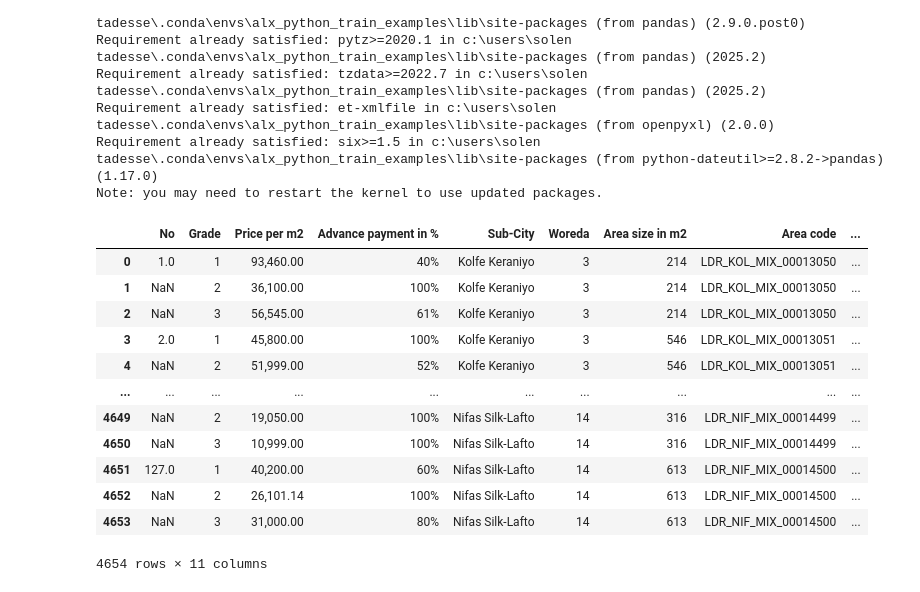
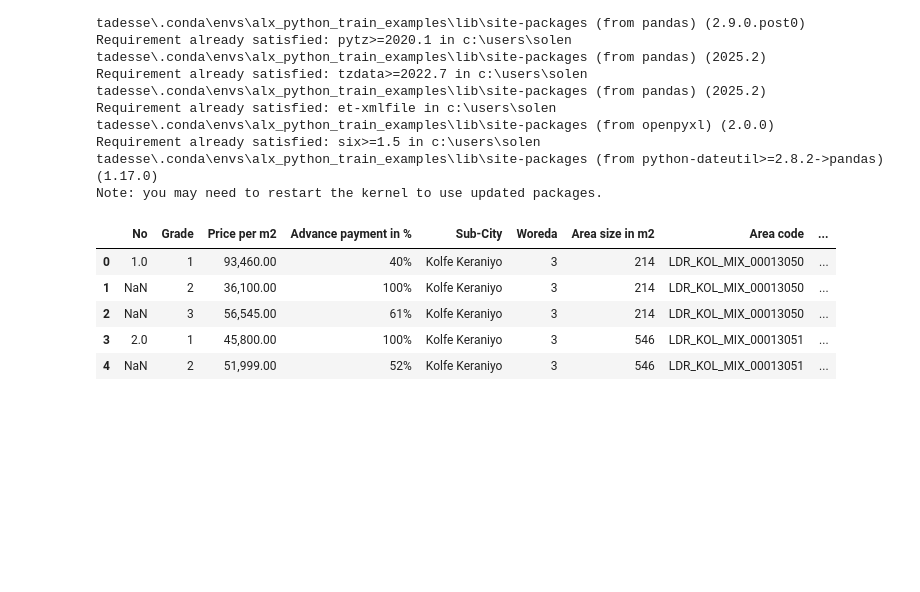
Before and after one commit to Solhemi/Land_auction_price_prediction_model_in_Addis, a Jupyter notebook: land_auction_price_prediction_model.ipynb, the cells around one changed output. Drawn from its saved outputs; the diff is of its cells as text; code cells hidden in the pictures; blank space fills up the shorter version.

Commit message:
EDA and Data Cleaning for Land Auction Price Prediction in Addis Ababa

```diff
--- a/land_auction_price_prediction_model.ipynb
+++ b/land_auction_price_prediction_model.ipynb
@@ -18,18 +21,12 @@ Requirement already satisfied: six>=1.5 in c:\users\solen tadesse\.conda\envs\al
 Note: you may need to restart the kernel to use updated packages.
 # %%
 # Load data Set
-pd.read_csv('C:\\Users\Solen Tadesse\ALX_ML\PORTFOLIO\Compiled_csv_file\compiled.csv')
+auction_df = pd.read_csv(r'C:\Users\Solen Tadesse\ALX_ML\PORTFOLIO\Compiled_csv_file\compiled.csv')
+auction_df.head()
 # %% [output]
 |  | No | Grade | Price per m2 | Advance payment in % | Sub-City | Woreda | Area size in m2 | Area code | ... |
 | 0 | 1.0 | 1 | 93,460.00 | 40% | Kolfe Keraniyo | 3 | 214 | LDR_KOL_MIX_00013050 | ... |
 | 1 | NaN | 2 | 36,100.00 | 100% | Kolfe Keraniyo | 3 | 214 | LDR_KOL_MIX_00013050 | ... |
 | 2 | NaN | 3 | 56,545.00 | 61% | Kolfe Keraniyo | 3 | 214 | LDR_KOL_MIX_00013050 | ... |
 | 3 | 2.0 | 1 | 45,800.00 | 100% | Kolfe Keraniyo | 3 | 546 | LDR_KOL_MIX_00013051 | ... |
 | 4 | NaN | 2 | 51,999.00 | 52% | Kolfe Keraniyo | 3 | 546 | LDR_KOL_MIX_00013051 | ... |
-| ... | ... | ... | ... | ... | ... | ... | ... | ... | ... |
-| 4649 | NaN | 2 | 19,050.00 | 100% | Nifas Silk-Lafto | 14 | 316 | LDR_NIF_MIX_00014499 | ... |
-| 4650 | NaN | 3 | 10,999.00 | 100% | Nifas Silk-Lafto | 14 | 316 | LDR_NIF_MIX_00014499 | ... |
-| 4651 | 127.0 | 1 | 40,200.00 | 60% | Nifas Silk-Lafto | 14 | 613 | LDR_NIF_MIX_00014500 | ... |
-| 4652 | NaN | 2 | 26,101.14 | 100% | Nifas Silk-Lafto | 14 | 613 | LDR_NIF_MIX_00014500 | ... |
-| 4653 | NaN | 3 | 31,000.00 | 80% | Nifas Silk-Lafto | 14 | 613 | LDR_NIF_MIX_00014500 | ... |
-4654 rows × 11 columns
```
Also changed, not shown: parts of 20 cells of this notebook.
